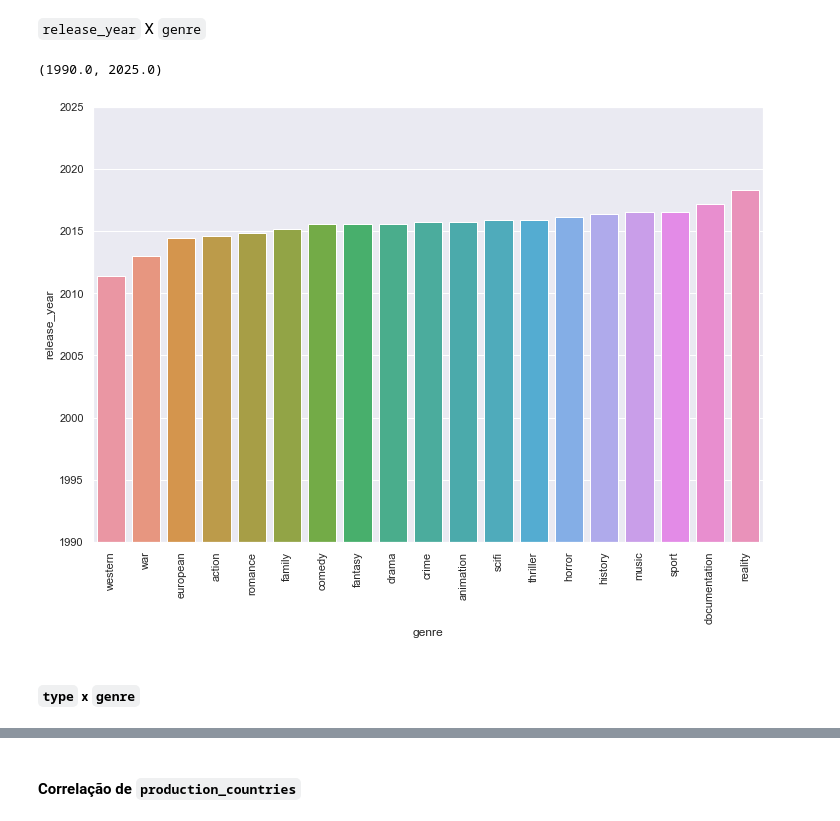
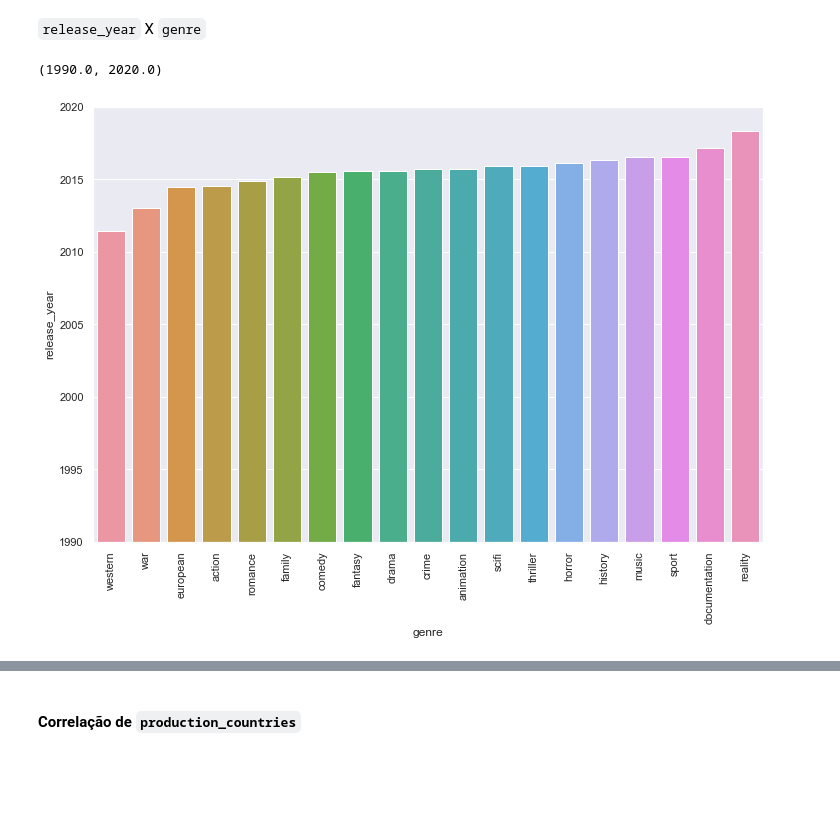
Before and after one commit to RodrigoLaraG/Data-Sci, a Jupyter notebook: DataSets/Netflix/NetflixNotebook.ipynb, the cells around one changed output, grey strips where cells are left out. Saved outputs shown, nothing was run; the diff lists cells and outputs as text; code cells hidden in the pictures; blank space fills up the shorter version.

```diff
--- a/DataSets/Netflix/NetflixNotebook.ipynb
+++ b/DataSets/Netflix/NetflixNotebook.ipynb
@@ -1938,12 +1931,10 @@ sns.barplot(data = genres_agg[genres_agg.stat == "mean"].sort_values("runtime"),
 # %%
 # release_year score por gênero
 plt.figure(figsize=(12, 8))
 plt.xticks(rotation = 90)
 sns.barplot(data = genres_agg[genres_agg.stat == "mean"].sort_values("release_year"),
      x = "genre", y = "release_year")
-plt.ylim((1990, 2025))
+plt.ylim((1990, 2020))
 # %% [output]
-(1990.0, 2025.0)
+(1990.0, 2020.0)
-[figure, old version]
+[figure, new version]
-# %% [markdown]
-##### `type` x `genre`
```
Also changed, not shown: parts of 19 cells of this notebook, 3 other files.
